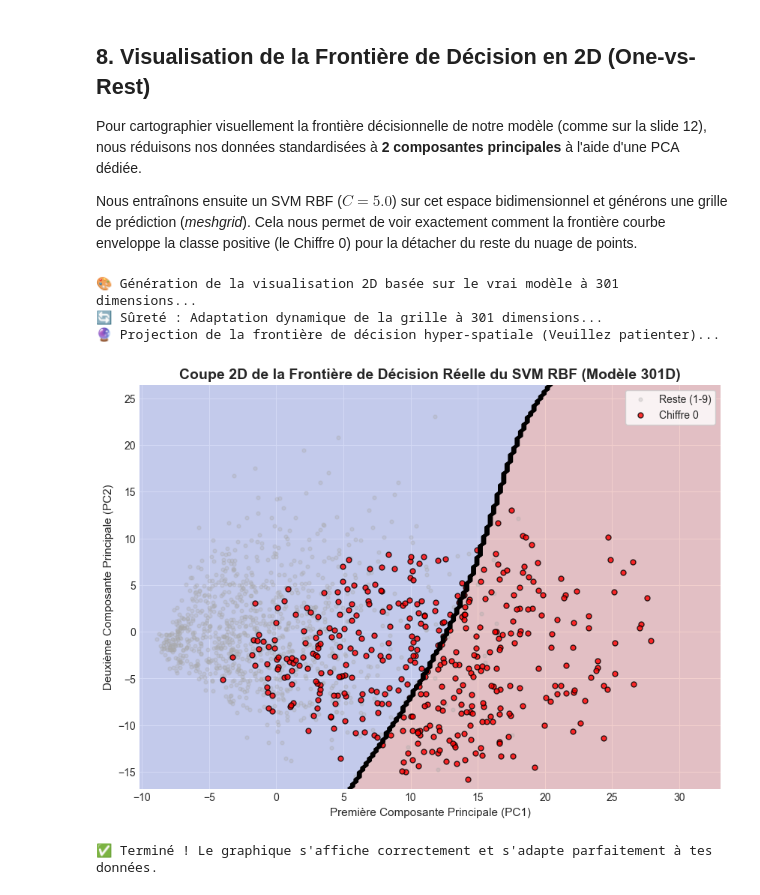
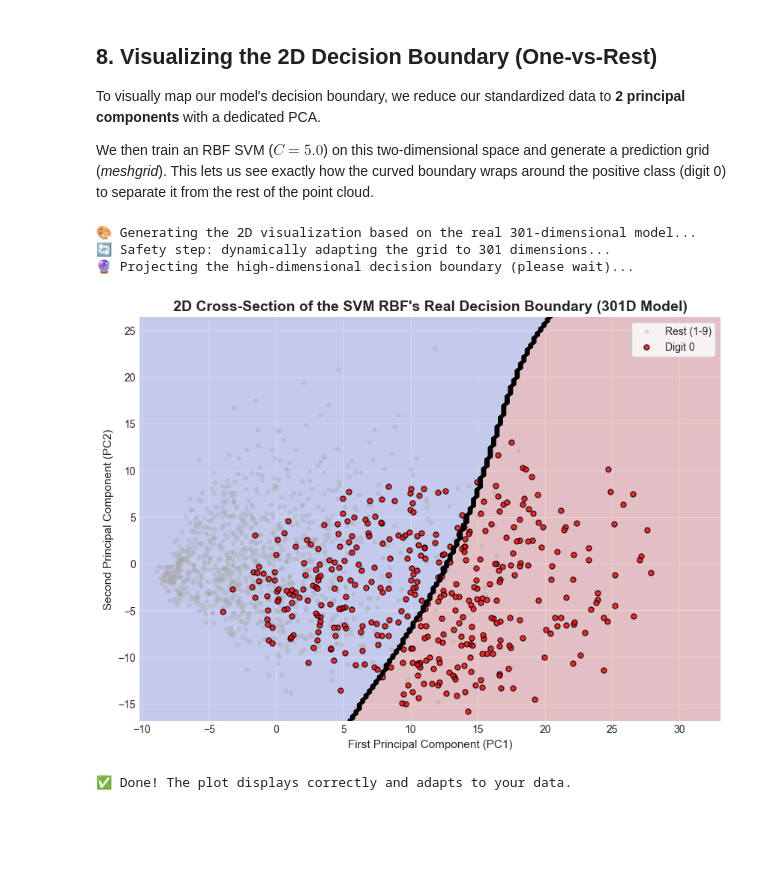
Before and after one commit to Soukaina009/ML_Methods_Hub, a Jupyter notebook: notebooks/SVM_MNIST_OVSR.ipynb, the cells around one changed output. Cells and saved outputs as stored; diff of their text form; code cells hidden in the pictures; blank space fills up the shorter version.

```diff
--- a/notebooks/SVM_MNIST_OVSR.ipynb
+++ b/notebooks/SVM_MNIST_OVSR.ipynb
@@ -151,12 +151,12 @@ Nous utilisons un **noyau RBF (Radial Basis Function)** pour projeter les donné
 # %%
 # ============================================================================
-# 6. ENTRAÎNEMENT DU CLASSIFIEUR SVM BINAIRE (NOYAU RBF)
+# 6. TRAINING THE BINARY SVM CLASSIFIER (RBF KERNEL)
 # ============================================================================
-print("🤖 Initialisation du modèle Support Vector Classifier...")
-svm_binaire = SVC(kernel='rbf', C=5.0, gamma='scale', random_state=42)
+print("🤖 Initializing the Support Vector Classifier model...")
+binary_svm = SVC(kernel='rbf', C=5.0, gamma='scale', random_state=42)
 
-print("🏋️‍♂️ Phase d'optimisation mathématique de l'hyperplan en cours (Veuillez patienter)...")
-svm_binaire.fit(X_train_pca, y_train)
+print("🏋️‍♂️ Optimizing the hyperplane in progress (please wait)...")
+binary_svm.fit(X_train_pca, y_train)
 
-print("✅ Étape 6 complétée : Le SVM binaire a convergé. La frontière de décision est établie !")
+print("✅ Step 6 complete: the binary SVM has converged. The decision boundary is set!")
 # %% [output]
@@ -222,70 +223,70 @@ print(classification_report(y_test, y_pred, target_names=['Reste (1-9)', 'Chiffr
    macro avg       0.99      0.99      0.99      5000
 weighted avg       1.00      1.00      1.00      5000
 # %% [markdown]
-## 8. Visualisation de la Frontière de Décision en 2D (One-vs-Rest)
+## 8. Visualizing the 2D Decision Boundary (One-vs-Rest)
 
-Pour cartographier visuellement la frontière décisionnelle de notre modèle (comme sur la slide 12), nous réduisons nos données standardisées à **2 composantes principales** à l'aide d'une PCA dédiée.
+To visually map our model's decision boundary, we reduce our standardized data to **2 principal components** with a dedicated PCA.
 
-Nous entraînons ensuite un SVM RBF ($C=5.0$) sur cet espace bidimensionnel et générons une grille de prédiction (*meshgrid*). Cela nous permet de voir exactement comment la frontière courbe enveloppe la classe positive (le Chiffre 0) pour la détacher du reste du nuage de points.
+We then train an RBF SVM ($C=5.0$) on this two-dimensional space and generate a prediction grid (*meshgrid*). This lets us see exactly how the curved boundary wraps around the positive class (digit 0) to separate it from the rest of the point cloud.
 # %%
 # ============================================================================
-# 8. VISUALISATION EN 2D DE LA VRAIE FRONTIÈRE DU MODÈLE (PROJECTION DYNAMIQUE)
+# 8. 2D VISUALIZATION OF THE MODEL'S REAL BOUNDARY (DYNAMIC PROJECTION)
 # ============================================================================
-# Détection automatique du nombre de caractéristiques attendues par ton SVM
+# Automatically detect the number of features expected by your SVM
 n_features_svm = X_train_pca.shape[1]
-print(f"🎨 Génération de la visualisation 2D basée sur le vrai modèle à {n_features_svm} dimensions...")
+print(f"🎨 Generating the 2D visualization based on the real {n_features_svm}-dimensional model...")
 
-# 1. Extraction des coordonnées des 2 premiers axes depuis ton espace PCA
+# 1. Extract the coordinates of the first 2 axes from your PCA space
 X_train_2d = X_train_pca[:, :2]
 
-# 2. Création d'une grille Meshgrid sur ces deux axes
-h = 0.25  # Pas d'échantillonnage (ajusté pour un calcul rapide et fluide)
+# 2. Build a meshgrid over these two axes
+h = 0.25  # Step size (tuned for a fast, smooth computation)
 x_min, x_max = X_train_2d[:, 0].min() - 1, X_train_2d[:, 0].max() + 1
 y_min, y_max = X_train_2d[:, 1].min() - 1, X_train_2d[:, 1].max() + 1
 xx, yy = np.meshgrid(np.arange(x_min, x_max, h), np.arange(y_min, y_max, h))
 
-print(f"🔄 Sûreté : Adaptation dynamique de la grille à {n_features_svm} dimensions...")
-# Création d'une matrice de zéros parfaitement alignée avec la taille de ton SVM
+print(f"🔄 Safety step: dynamically adapting the grid to {n_features_svm} dimensions...")
+# Build a zero matrix perfectly aligned with your SVM's expected size
 grid_2d = np.c_[xx.ravel(), yy.ravel()]
 grid_dynamic = np.zeros((grid_2d.shape[0], n_features_svm))
 
-# Injection de PC1 et PC2 dans les deux premières colonnes (le reste reste à 0, la valeur moyenne)
+# Inject PC1 and PC2 into the first two columns (the rest stays at 0, the mean value)
 grid_dynamic[:, 0] = grid_2d[:, 0]
 grid_dynamic[:, 1] = grid_2d[:, 1]
 
-print("🔮 Projection de la frontière de décision hyper-spatiale (Veuillez patienter)...")
-# Utilisation du vrai svm_binaire de l'étape 6
-Z = svm_binaire.predict(grid_dynamic)
+print("🔮 Projecting the high-dimensional decision boundary (please wait)...")
+# Use the real binary_svm from step 6
+Z = binary_svm.predict(grid_dynamic)
 Z = Z.reshape(xx.shape)
 
-# 3. Échantillonnage propre des points pour éviter la surcharge visuelle
-X_reste_2d = X_train_2d[y_train == 0][:1000]
+# 3. Sample the points cleanly to avoid overloading the plot
+X_rest_2d = X_train_2d[y_train == 0][:1000]
 X_zero_2d = X_train_2d[y_train == 1][:400]
 
-# 4. Construction du graphique
+# 4. Build the plot
 plt.figure(figsize=(10, 7))
 
-# Affichage des zones d'influence du vrai modèle
+# Show the model's real zones of influence
 plt.contourf(xx, yy, Z, alpha=0.25, cmap=plt.cm.coolwarm)
 
-# Tracé de la frontière réelle (ligne continue noire et nette)
+# Draw the real boundary (clean solid black line)
 plt.contour(xx, yy, Z, colors='black', linewidths=2.0, linestyles='solid')
 
-# Affichage des nuages de points épurés
-plt.scatter(X_reste_2d[:, 0], X_reste_2d[:, 1], alpha=0.3, s=12, c='darkgray', label='Reste (1-9)')
-plt.scatter(X_zero_2d[:, 0], X_zero_2d[:, 1], alpha=0.8, s=25, c='red', edgecolors='black', label='Chiffre 0')
+# Plot the cleaned-up point clouds
+plt.scatter(X_rest_2d[:, 0], X_rest_2d[:, 1], alpha=0.3, s=12, c='darkgray', label='Rest (1-9)')
+plt.scatter(X_zero_2d[:, 0], X_zero_2d[:, 1], alpha=0.8, s=25, c='red', edgecolors='black', label='Digit 0')
 
-plt.title(f"Coupe 2D de la Frontière de Décision Réelle du SVM RBF (Modèle {n_features_svm}D)", fontweight='bold', fontsize=14)
-plt.xlabel("Première Composante Principale (PC1)", fontsize=11)
-plt.ylabel("Deuxième Composante Principale (PC2)", fontsize=11)
+plt.title(f"2D Cross-Section of the SVM RBF's Real Decision Boundary ({n_features_svm}D Model)", fontweight='bold', fontsize=14)
+plt.xlabel("First Principal Component (PC1)", fontsize=11)
+plt.ylabel("Second Principal Component (PC2)", fontsize=11)
 plt.legend(loc='upper right', frameon=True, facecolor='white')
 
 plt.show()
-print("✅ Terminé ! Le graphique s'affiche correctement et s'adapte parfaitement à tes données.")
+print("✅ Done! The plot displays correctly and adapts to your data.")
 # %% [output]
-🎨 Génération de la visualisation 2D basée sur le vrai modèle à 301 dimensions...
-🔄 Sûreté : Adaptation dynamique de la grille à 301 dimensions...
-🔮 Projection de la frontière de décision hyper-spatiale (Veuillez patienter)...
+🎨 Generating the 2D visualization based on the real 301-dimensional model...
+🔄 Safety step: dynamically adapting the grid to 301 dimensions...
+🔮 Projecting the high-dimensional decision boundary (please wait)...
-[figure, old version]
+[figure, new version]
-✅ Terminé ! Le graphique s'affiche correctement et s'adapte parfaitement à tes données.
+✅ Done! The plot displays correctly and adapts to your data.
 # %% [markdown]
```
Also changed, not shown: parts of 16 cells of this notebook, 3 other files.
